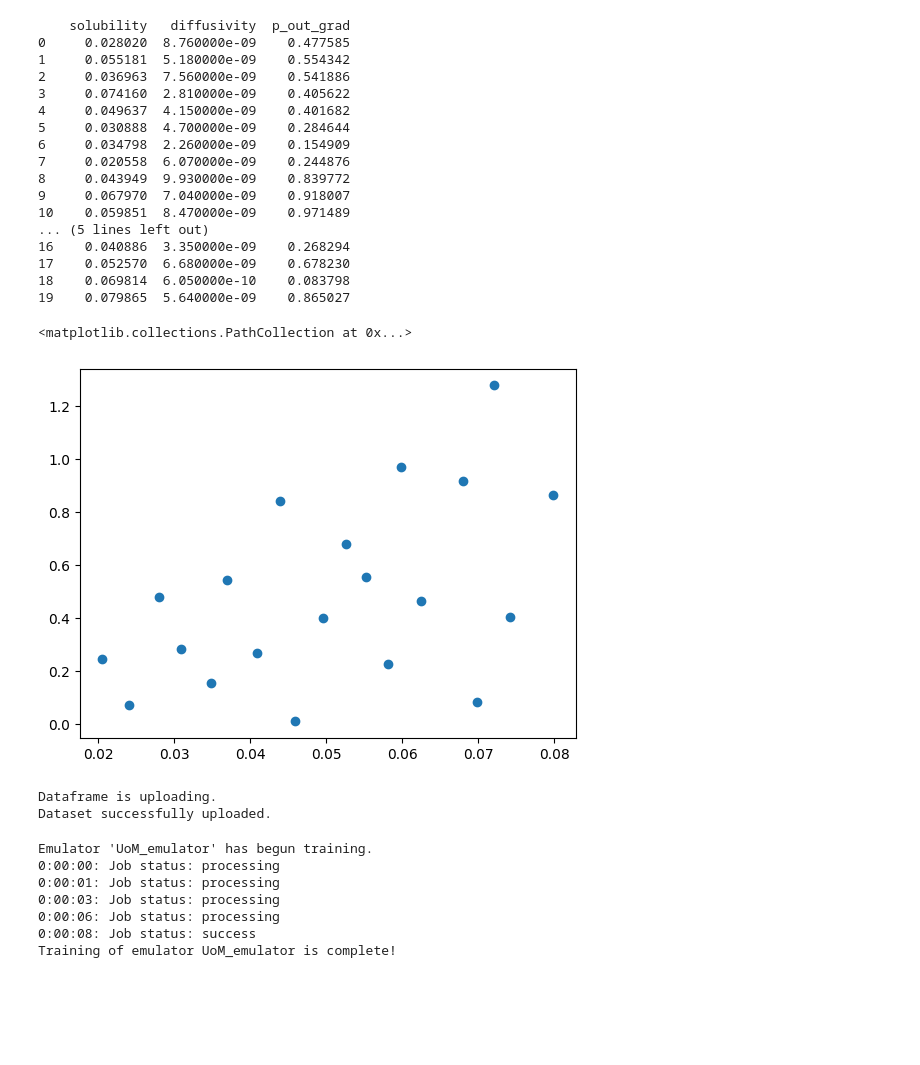
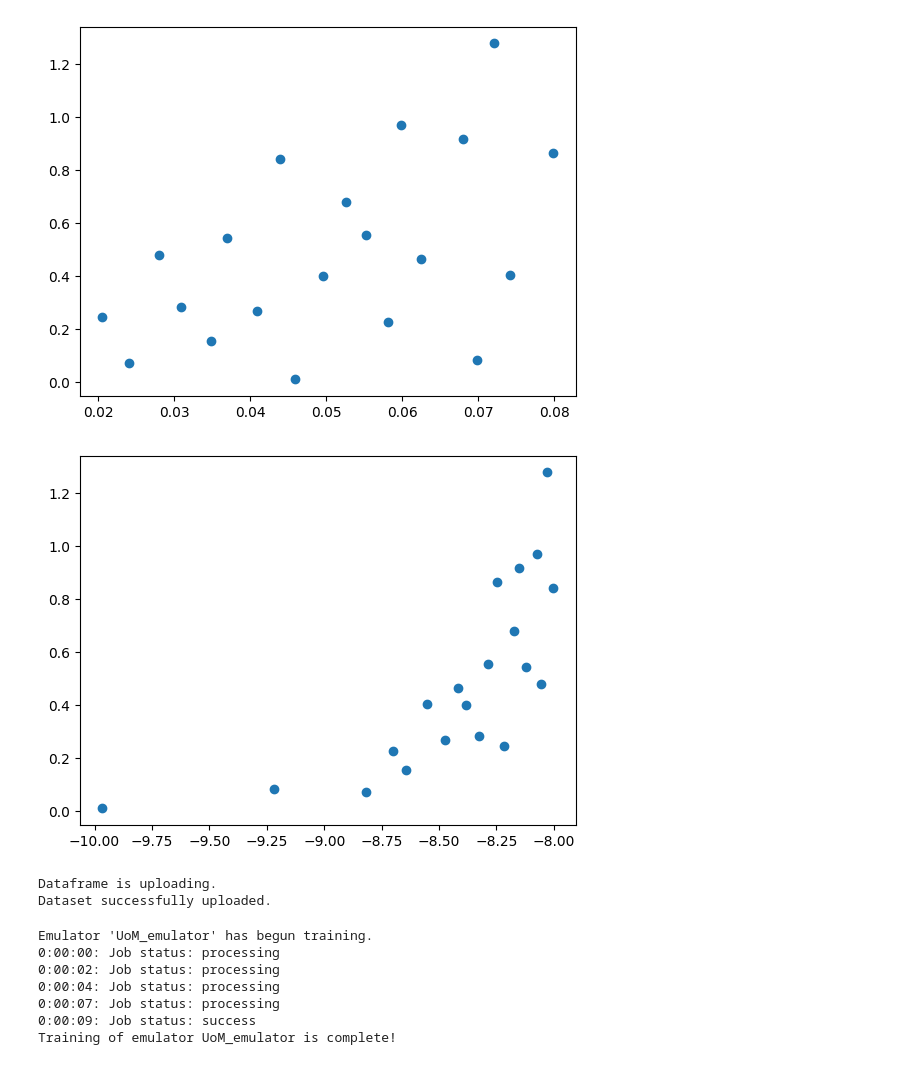
Before and after one commit to digiLab-ai/Manchester_hackathon, a Jupyter notebook: train_model.ipynb, the cells around one changed output. Cells and saved outputs as stored; diff of their text form; code cells hidden in the pictures; blank space fills up the shorter version.

```diff
--- a/train_model.ipynb
+++ b/train_model.ipynb
@@ -12,36 +18,23 @@ tl.set_api_key("")
 # %%
 # read the training data from galaxy workflows
+df = pd.read_csv("results.csv",sep="\s+")
 
-df = pd.read_csv("results.csv",sep="\s+")
-print(df)
-df_train = pd.DataFrame({
+df_input = pd.DataFrame({
     "solubility": df["solubility"][:20],
     "logdiffusivity":np.log10(df["diffusivity"][:20]),
     "p_out_grad":df["p_out_grad"][:20]
 
 })
 
-plt.scatter(df_train["solubility"],df_train["p_out_grad"])
+# plot the relationship between indevidual inputs and outputs
+plt.scatter(df_input["solubility"],df_input["p_out_grad"])
+plt.show()
+
+plt.scatter(df_input["logdiffusivity"],df_input["p_out_grad"])
+plt.show()
 # %% [output]
-    solubility   diffusivity  p_out_grad
-0     0.028020  8.760000e-09    0.477585
-1     0.055181  5.180000e-09    0.554342
-2     0.036963  7.560000e-09    0.541886
-3     0.074160  2.810000e-09    0.405622
-4     0.049637  4.150000e-09    0.401682
-5     0.030888  4.700000e-09    0.284644
-6     0.034798  2.260000e-09    0.154909
-7     0.020558  6.070000e-09    0.244876
-8     0.043949  9.930000e-09    0.839772
-9     0.067970  7.040000e-09    0.918007
-10    0.059851  8.470000e-09    0.971489
-... (5 lines left out)
-16    0.040886  3.350000e-09    0.268294
-17    0.052570  6.680000e-09    0.678230
-18    0.069814  6.050000e-10    0.083798
-19    0.079865  5.640000e-09    0.865027
-<matplotlib.collections.PathCollection at 0x...>
 [figure]
+[figure, added]
 # %%
 # Define the name of the dataset
 dataset_id = "UoM_dataset"
@@ -62,7 +55,7 @@ emulator = tl.Emulator(id=emulator_id)
 # Define the training parameters for your emulator
 output_columns = ["p_out_grad"]
 params = tl.TrainParams(
-    train_test_ratio=1,
+    train_test_ratio=0.75,
     estimator="gaussian_process_regression",
 
 )
@@ -78,9 +71,9 @@ emulator.train(
 # %% [output]
 Emulator 'UoM_emulator' has begun training.
 0:00:00: Job status: processing
-0:00:01: Job status: processing
-0:00:03: Job status: processing
-0:00:06: Job status: processing
-0:00:08: Job status: success
+0:00:02: Job status: processing
+0:00:04: Job status: processing
+0:00:07: Job status: processing
+0:00:09: Job status: success
 Training of emulator UoM_emulator is complete!
 # %%
```
Also changed, not shown: parts of 6 cells of this notebook.
